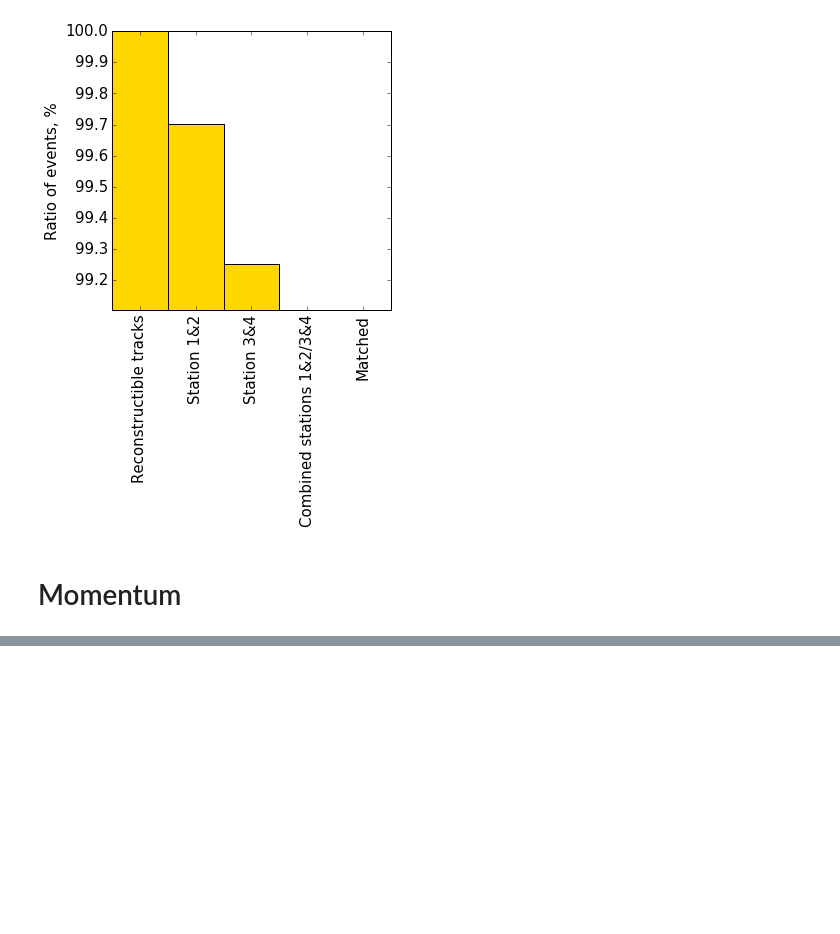
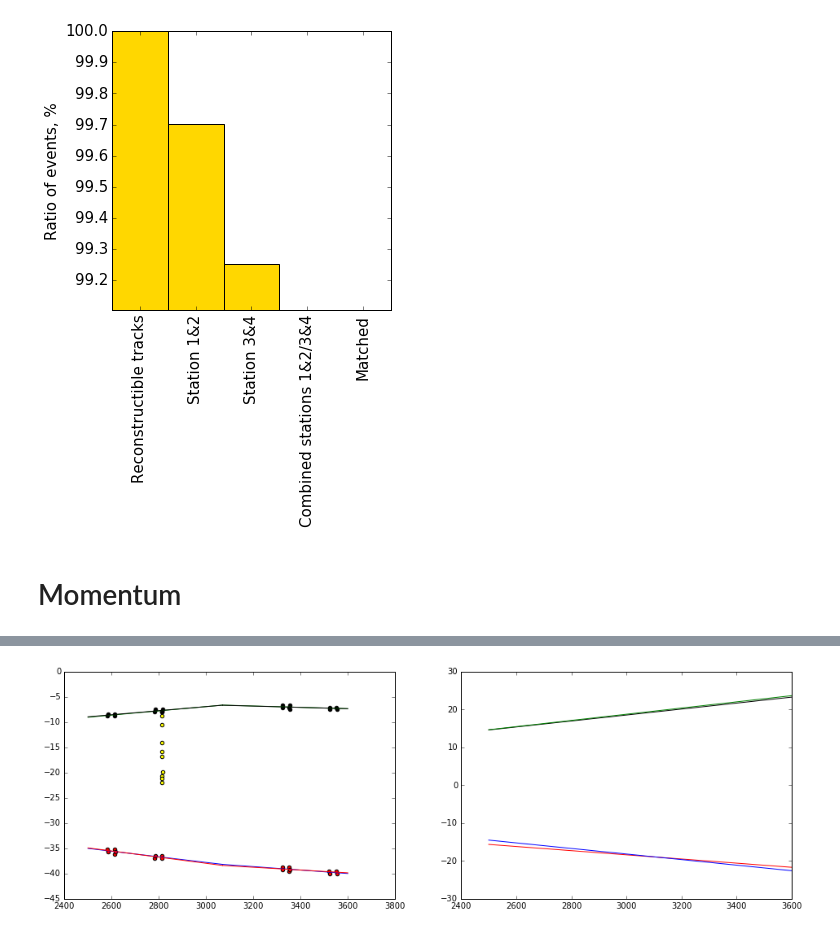
Before and after one commit to hushchyn-mikhail/ship_tracking_summer2016, a Jupyter notebook: notebooks/QualityRetina2.0.ipynb, the cells around one changed output, grey strips where cells are left out. Cells and saved outputs as stored; diff of their text form; code cells hidden in the pictures; blank space fills up the shorter version.

```diff
--- a/notebooks/QualityRetina2.0.ipynb
+++ b/notebooks/QualityRetina2.0.ipynb
@@ -299,0 +370,4 @@ np.min(p_err[~np.isnan(p_err)])
+# %%
+demonstration(data, 126)
+# %% [output]
+[figure, added]
```
Also changed, not shown: parts of 15 cells of this notebook.
